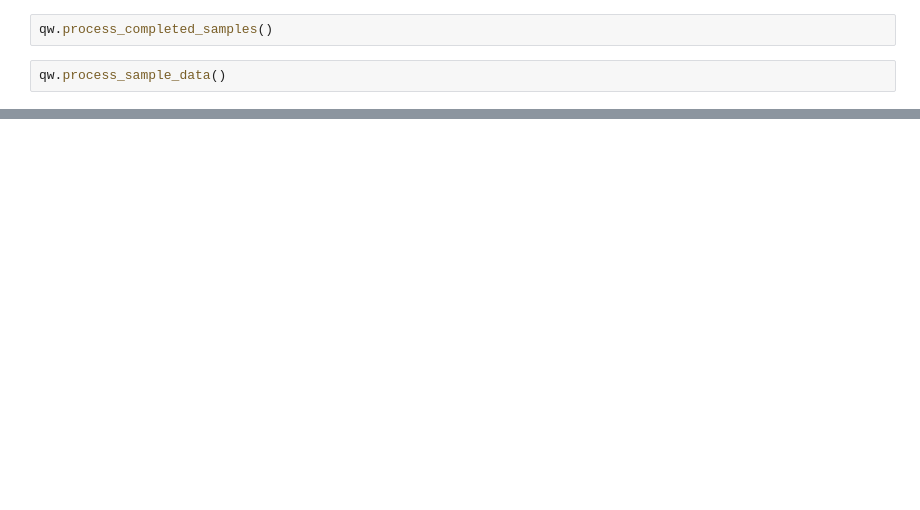
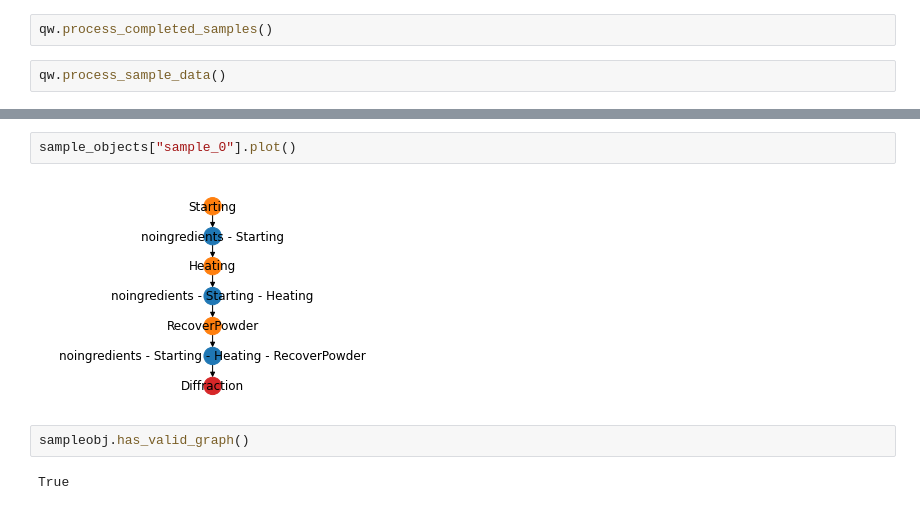
Before and after one commit to CederGroupHub/alab_experiment_helper, a Jupyter notebook: playground.ipynb, the cells around one changed output, grey strips where cells are left out. Saved outputs shown, nothing was run; the diff lists cells and outputs as text; blank space fills up the shorter version.

```diff
--- a/playground.ipynb
+++ b/playground.ipynb
@@ -453,0 +645,8 @@ qw.process_sample_data()
+# %%
+sample_objects["sample_0"].plot()
+# %% [output]
+[figure, added]
+# %%
+sampleobj.has_valid_graph()
+# %% [output]
+True
```
Also changed, not shown: parts of 28 cells of this notebook, 3 other files.
